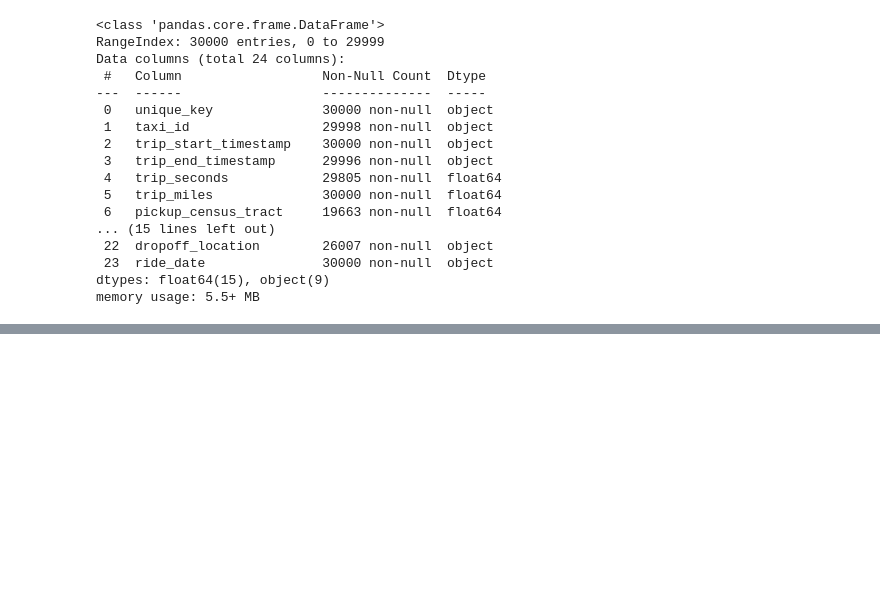
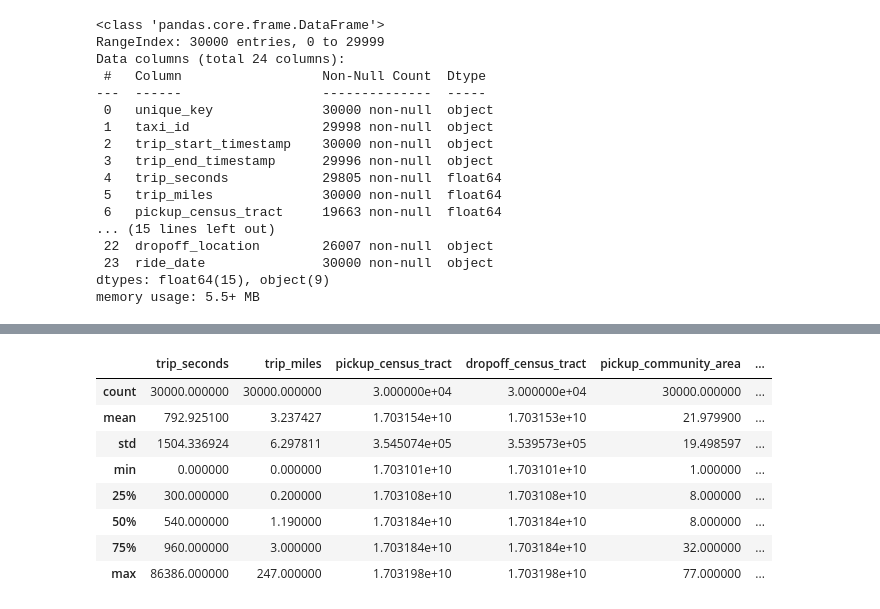
Before and after one commit to msbrasil/CiDAMO-Desafios, a Jupyter notebook: Desafio 1 - Taxi Ride Price/main.ipynb, the cells around one changed output, grey strips where cells are left out. Saved outputs shown, nothing was run; the diff lists cells and outputs as text; code cells hidden in the pictures; blank space fills up the shorter version.

```diff
--- a/Desafio 1 - Taxi Ride Price/main.ipynb
+++ b/Desafio 1 - Taxi Ride Price/main.ipynb
@@ -62,0 +99,12 @@ taxi_train.groupby('company')[['trip_total']].sum().sort_values(by='trip_total',
+# %%
+taxi_sem_nulos.describe()
+# %% [output]
+|  | trip_seconds | trip_miles | pickup_census_tract | dropoff_census_tract | pickup_community_area | ... |
+| count | 30000.000000 | 30000.000000 | 3.000000e+04 | 3.000000e+04 | 30000.000000 | ... |
+| mean | 792.925100 | 3.237427 | 1.703154e+10 | 1.703153e+10 | 21.979900 | ... |
+| std | 1504.336924 | 6.297811 | 3.545074e+05 | 3.539573e+05 | 19.498597 | ... |
+| min | 0.000000 | 0.000000 | 1.703101e+10 | 1.703101e+10 | 1.000000 | ... |
+| 25% | 300.000000 | 0.200000 | 1.703108e+10 | 1.703108e+10 | 8.000000 | ... |
+| 50% | 540.000000 | 1.190000 | 1.703184e+10 | 1.703184e+10 | 8.000000 | ... |
+| 75% | 960.000000 | 3.000000 | 1.703184e+10 | 1.703184e+10 | 32.000000 | ... |
+| max | 86386.000000 | 247.000000 | 1.703198e+10 | 1.703198e+10 | 77.000000 | ... |
```
Also changed, not shown: parts of 17 cells of this notebook, 1 other file.
